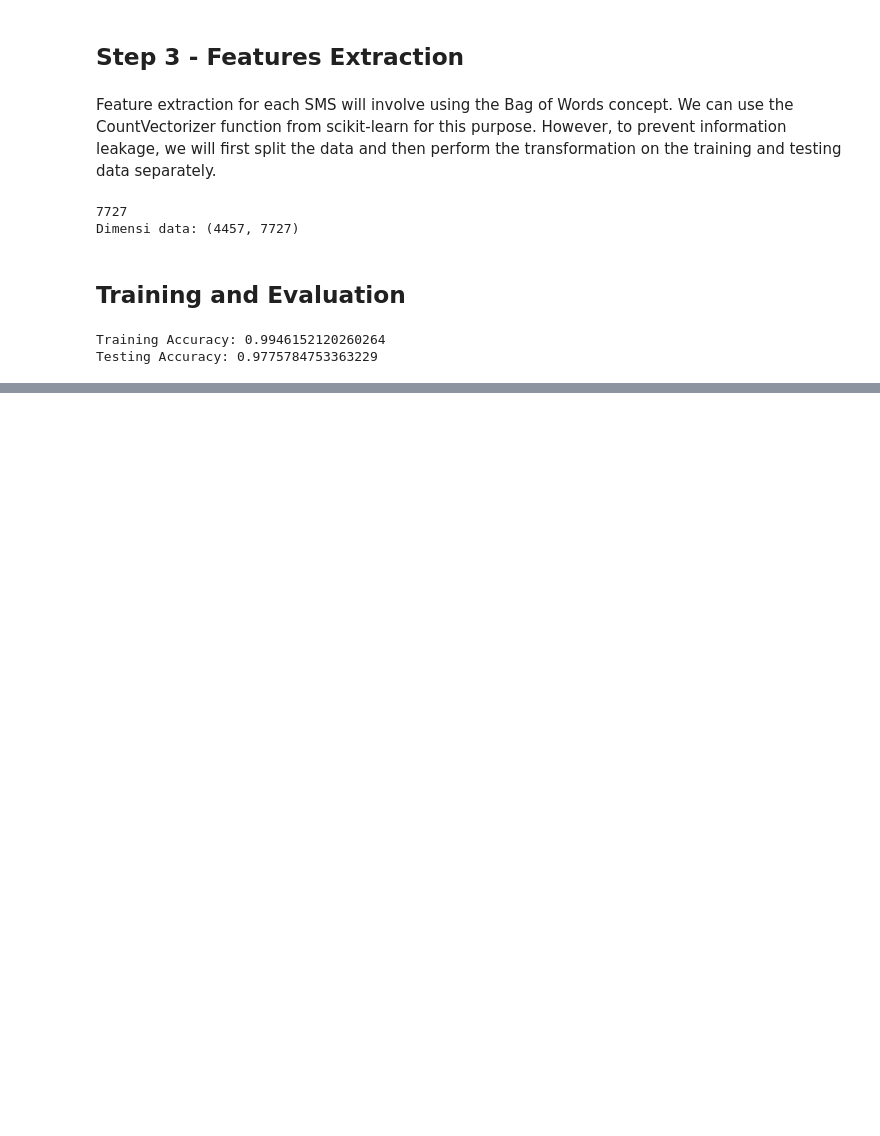
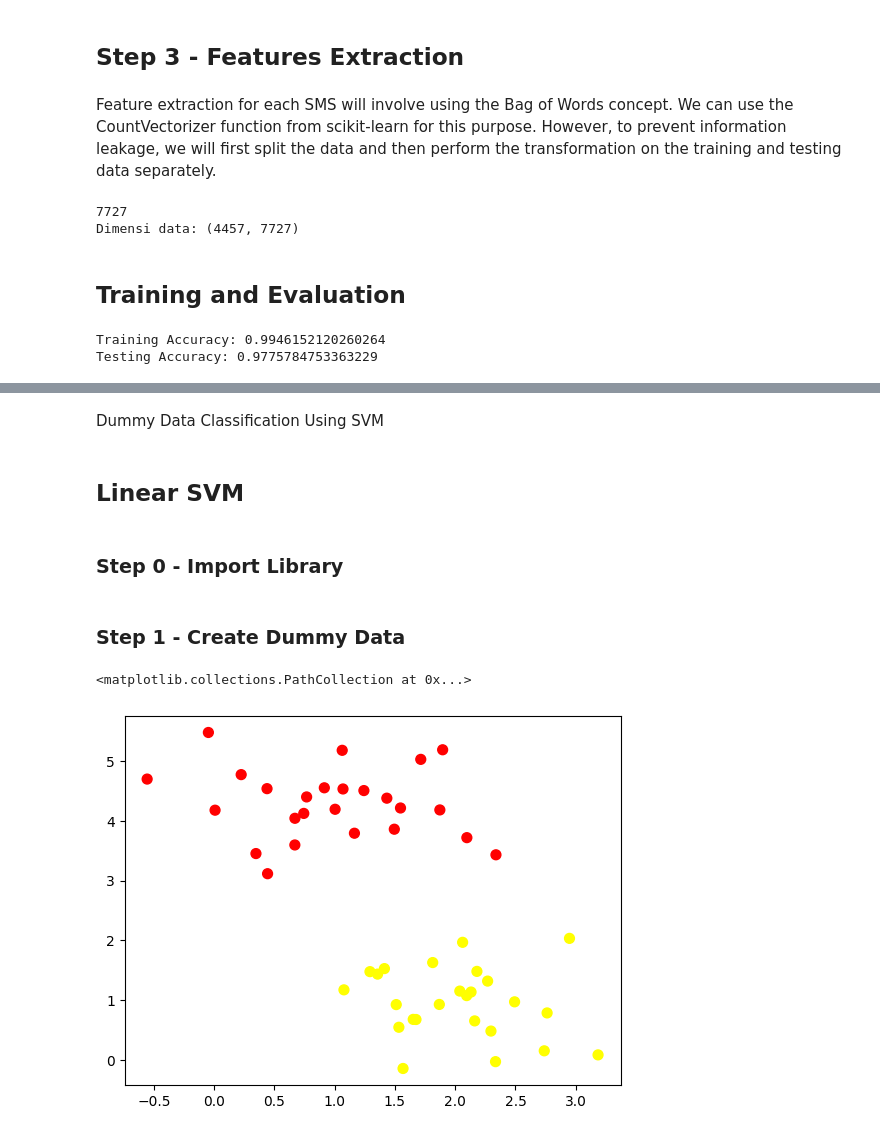
Before and after one commit to integer-class/machine-learning, a Jupyter notebook: Virza_Aulia_Rachman/Ml_week4.ipynb, the cells around one changed output, grey strips where cells are left out. Cells and saved outputs as stored; diff of their text form; code cells hidden in the pictures; blank space fills up the shorter version.

```diff
--- a/Virza_Aulia_Rachman/Ml_week4.ipynb
+++ b/Virza_Aulia_Rachman/Ml_week4.ipynb
@@ -383,0 +386,6 @@ Testing Accuracy: 0.9775784753363229
+# %% [markdown]
+Dummy Data Classification Using SVM
+# %% [markdown]
+## Linear SVM
+# %% [markdown]
+### Step 0 - Import Library
@@ -383,0 +398,11 @@ Testing Accuracy: 0.9775784753363229
+# %% [markdown]
+### Step 1 - Create Dummy Data
+# %%
+from sklearn.datasets import make_blobs
+
+X, y = make_blobs(n_samples=50, centers=2,
+                  random_state=0, cluster_std=0.60)
+plt.scatter(X[:, 0], X[:, 1], c=y, s=50, cmap='autumn')
+# %% [output]
+<matplotlib.collections.PathCollection at 0x...>
+[figure, added]
```
Also changed, not shown: parts of 38 cells of this notebook.
